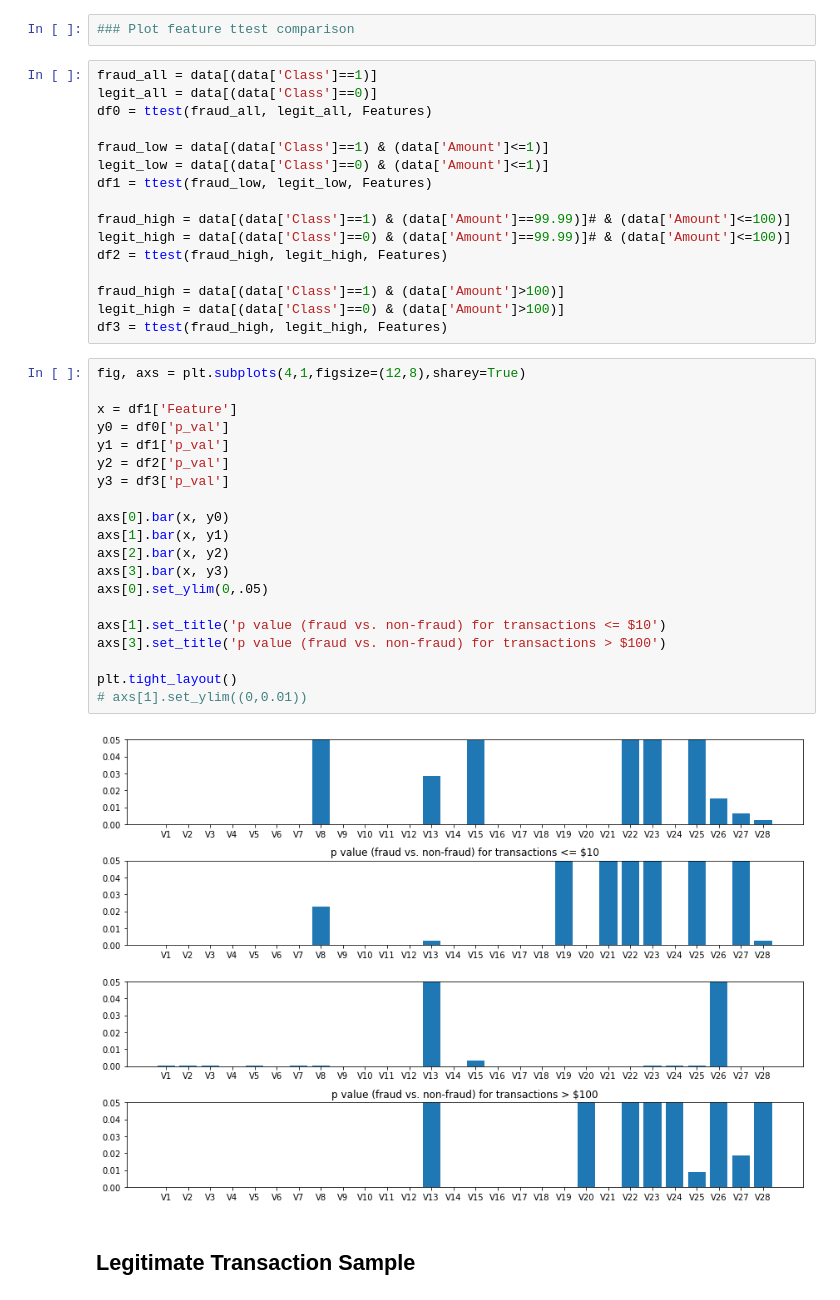
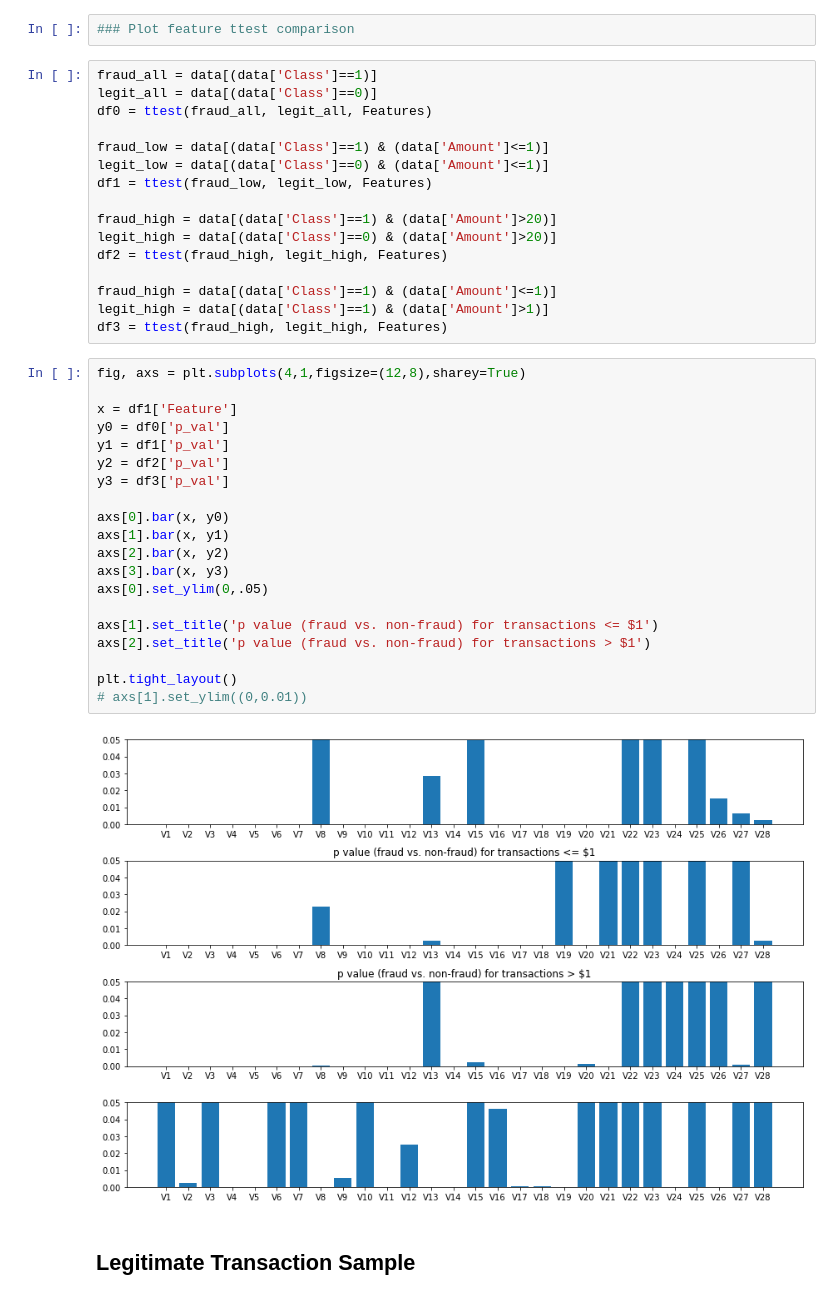
Before and after one commit to allanalberts/Fraud-Detection-Model-Planning, a Jupyter notebook: notebooks/creditcardfraud_feature_analysis.ipynb, the cells around one changed output. Drawn from its saved outputs; the diff is of its cells as text.

```diff
--- a/notebooks/creditcardfraud_feature_analysis.ipynb
+++ b/notebooks/creditcardfraud_feature_analysis.ipynb
@@ -86,35 +85,35 @@ fraud_low = data[(data['Class']==1) & (data['Amount']<=1)]
 legit_low = data[(data['Class']==0) & (data['Amount']<=1)]
 df1 = ttest(fraud_low, legit_low, Features)
 
-fraud_high = data[(data['Class']==1) & (data['Amount']==99.99)]# & (data['Amount']<=100)]
-legit_high = data[(data['Class']==0) & (data['Amount']==99.99)]# & (data['Amount']<=100)]
+fraud_high = data[(data['Class']==1) & (data['Amount']>20)]
+legit_high = data[(data['Class']==0) & (data['Amount']>20)]
 df2 = ttest(fraud_high, legit_high, Features)
 
-fraud_high = data[(data['Class']==1) & (data['Amount']>100)]
-legit_high = data[(data['Class']==0) & (data['Amount']>100)]
+fraud_high = data[(data['Class']==1) & (data['Amount']<=1)]
+legit_high = data[(data['Class']==1) & (data['Amount']>1)]
 df3 = ttest(fraud_high, legit_high, Features)
 # %%
 fig, axs = plt.subplots(4,1,figsize=(12,8),sharey=True)
 
 x = df1['Feature']
 y0 = df0['p_val']
 y1 = df1['p_val']
 y2 = df2['p_val']
 y3 = df3['p_val']
 
 axs[0].bar(x, y0)
 axs[1].bar(x, y1)
 axs[2].bar(x, y2)
 axs[3].bar(x, y3)
 axs[0].set_ylim(0,.05)
 
-axs[1].set_title('p value (fraud vs. non-fraud) for transactions <= $10')
-axs[3].set_title('p value (fraud vs. non-fraud) for transactions > $100')
+axs[1].set_title('p value (fraud vs. non-fraud) for transactions <= $1')
+axs[2].set_title('p value (fraud vs. non-fraud) for transactions > $1')
 
 plt.tight_layout()
 # axs[1].set_ylim((0,0.01))
 # %% [output]
-[figure, old version]
+[figure, new version]
 # %% [markdown]
 ## Legitimate Transaction Sample
 # %%
```
Also changed, not shown: parts of 1 cell of this notebook, 5 other files.
